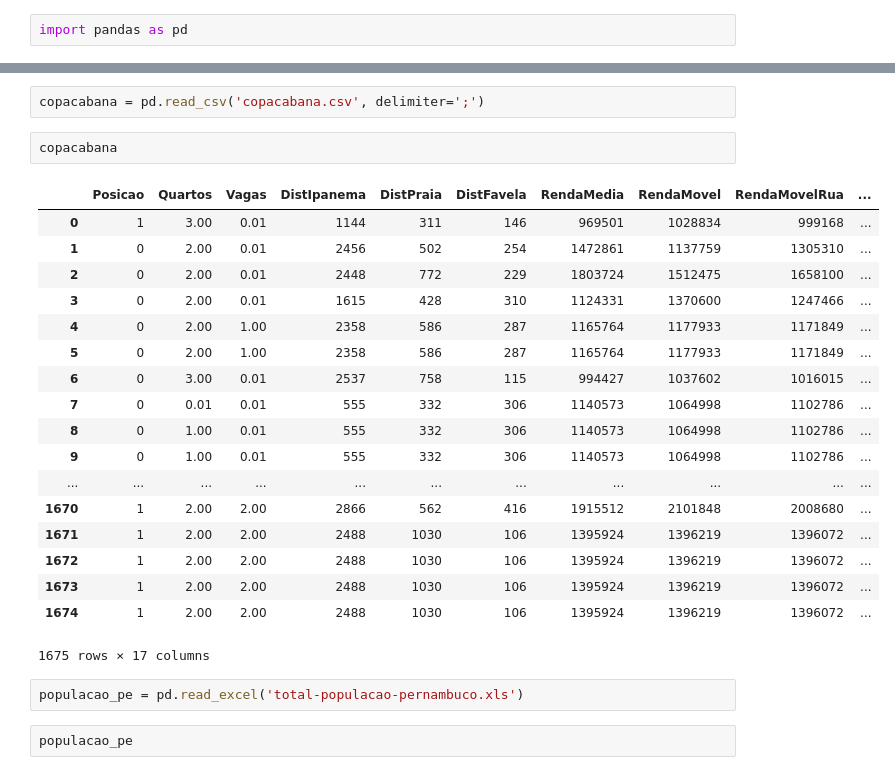
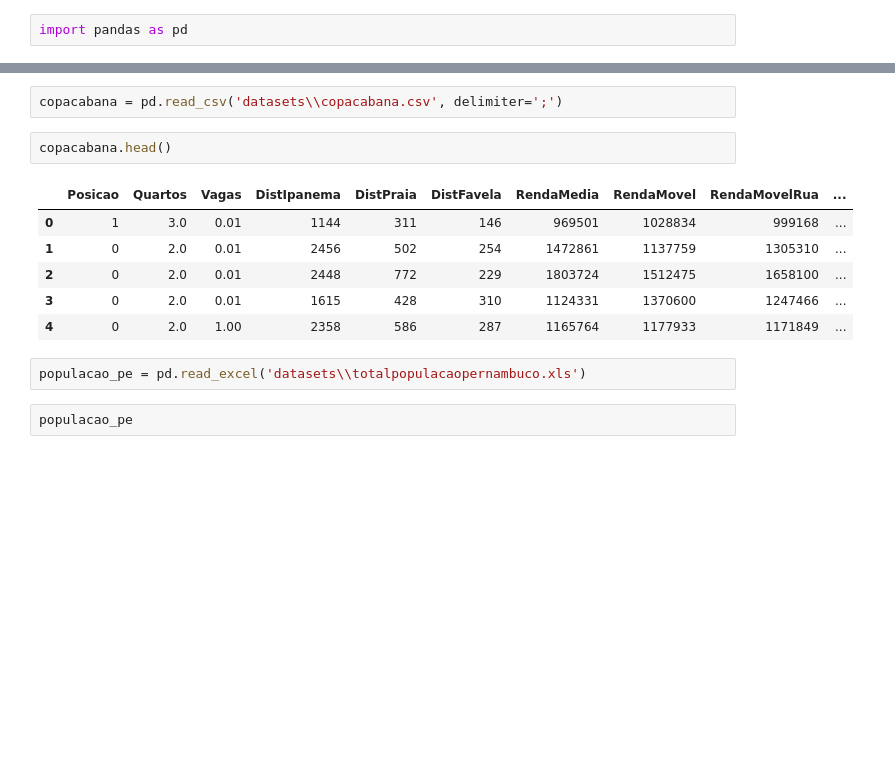
Before and after one commit to AndersonANascimento/udemy, a Jupyter notebook: Seção 6 - Pandas.ipynb, the cells around one changed output, grey strips where cells are left out. Drawn from its saved outputs; the diff is of its cells as text; blank space fills up the shorter version.

```diff
--- a/Seção 6 - Pandas.ipynb
+++ b/Seção 6 - Pandas.ipynb
@@ -445,28 +450,16 @@ read_csv(filepath_or_buffer, sep=',', delimiter=None, header='infer', names=None
 # %%
-copacabana = pd.read_csv('copacabana.csv', delimiter=';')
+copacabana = pd.read_csv('datasets\\copacabana.csv', delimiter=';')
 # %%
-copacabana
+copacabana.head()
 # %% [output]
 |  | Posicao | Quartos | Vagas | DistIpanema | DistPraia | DistFavela | RendaMedia | RendaMovel | RendaMovelRua | ... |
-| 0 | 1 | 3.00 | 0.01 | 1144 | 311 | 146 | 969501 | 1028834 | 999168 | ... |
-| 1 | 0 | 2.00 | 0.01 | 2456 | 502 | 254 | 1472861 | 1137759 | 1305310 | ... |
-| 2 | 0 | 2.00 | 0.01 | 2448 | 772 | 229 | 1803724 | 1512475 | 1658100 | ... |
-| 3 | 0 | 2.00 | 0.01 | 1615 | 428 | 310 | 1124331 | 1370600 | 1247466 | ... |
-| 4 | 0 | 2.00 | 1.00 | 2358 | 586 | 287 | 1165764 | 1177933 | 1171849 | ... |
-| 5 | 0 | 2.00 | 1.00 | 2358 | 586 | 287 | 1165764 | 1177933 | 1171849 | ... |
-| 6 | 0 | 3.00 | 0.01 | 2537 | 758 | 115 | 994427 | 1037602 | 1016015 | ... |
-| 7 | 0 | 0.01 | 0.01 | 555 | 332 | 306 | 1140573 | 1064998 | 1102786 | ... |
-| 8 | 0 | 1.00 | 0.01 | 555 | 332 | 306 | 1140573 | 1064998 | 1102786 | ... |
-| 9 | 0 | 1.00 | 0.01 | 555 | 332 | 306 | 1140573 | 1064998 | 1102786 | ... |
-| ... | ... | ... | ... | ... | ... | ... | ... | ... | ... | ... |
-| 1670 | 1 | 2.00 | 2.00 | 2866 | 562 | 416 | 1915512 | 2101848 | 2008680 | ... |
-| 1671 | 1 | 2.00 | 2.00 | 2488 | 1030 | 106 | 1395924 | 1396219 | 1396072 | ... |
-| 1672 | 1 | 2.00 | 2.00 | 2488 | 1030 | 106 | 1395924 | 1396219 | 1396072 | ... |
-| 1673 | 1 | 2.00 | 2.00 | 2488 | 1030 | 106 | 1395924 | 1396219 | 1396072 | ... |
-| 1674 | 1 | 2.00 | 2.00 | 2488 | 1030 | 106 | 1395924 | 1396219 | 1396072 | ... |
+| 0 | 1 | 3.0 | 0.01 | 1144 | 311 | 146 | 969501 | 1028834 | 999168 | ... |
+| 1 | 0 | 2.0 | 0.01 | 2456 | 502 | 254 | 1472861 | 1137759 | 1305310 | ... |
+| 2 | 0 | 2.0 | 0.01 | 2448 | 772 | 229 | 1803724 | 1512475 | 1658100 | ... |
+| 3 | 0 | 2.0 | 0.01 | 1615 | 428 | 310 | 1124331 | 1370600 | 1247466 | ... |
+| 4 | 0 | 2.0 | 1.00 | 2358 | 586 | 287 | 1165764 | 1177933 | 1171849 | ... |
-1675 rows × 17 columns
 # %%
-populacao_pe = pd.read_excel('total-populacao-pernambuco.xls')
+populacao_pe = pd.read_excel('datasets\\totalpopulacaopernambuco.xls')
 # %%
 populacao_pe
 # %% [output]
```
Also changed, not shown: parts of 7 cells of this notebook, 19 other files.
